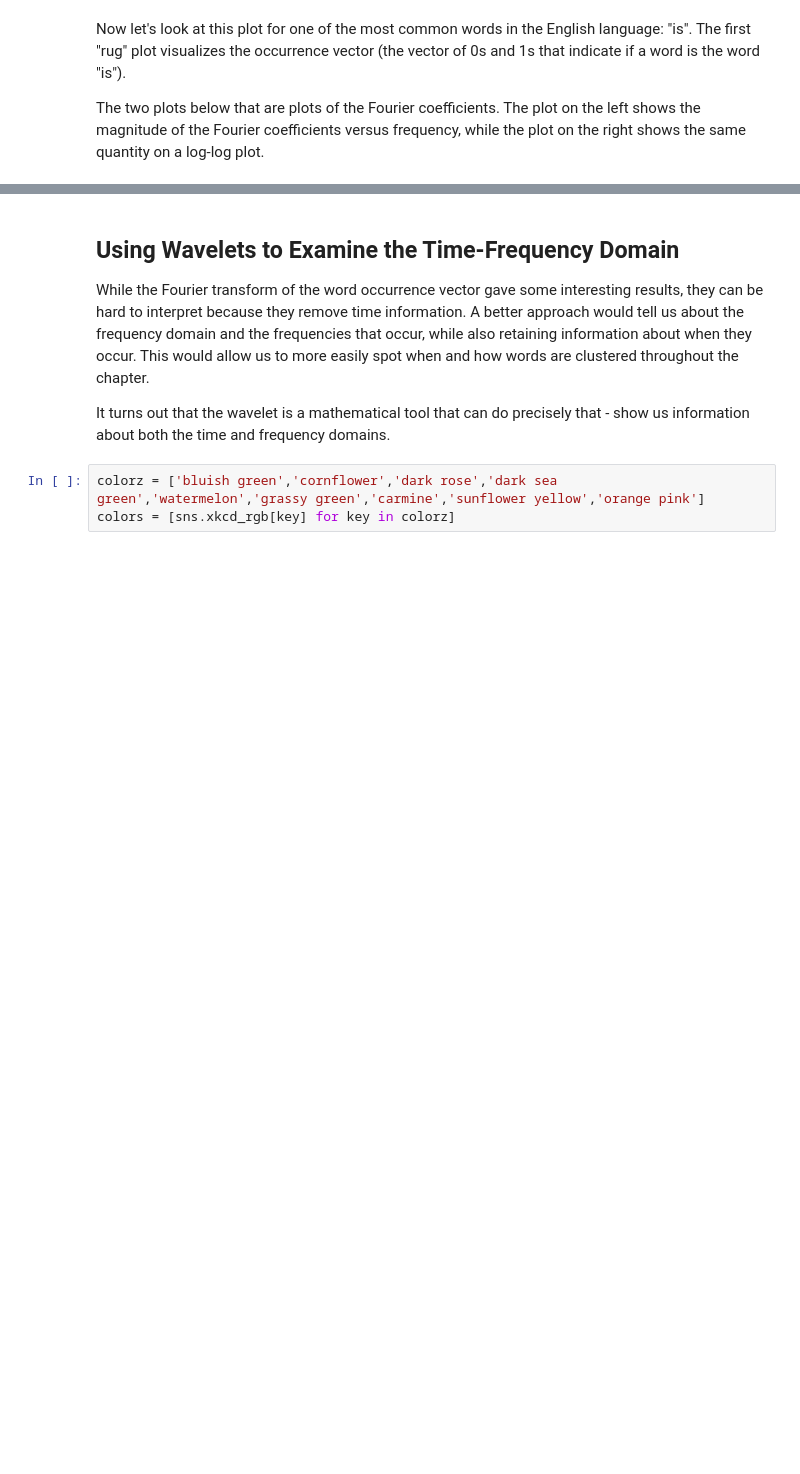
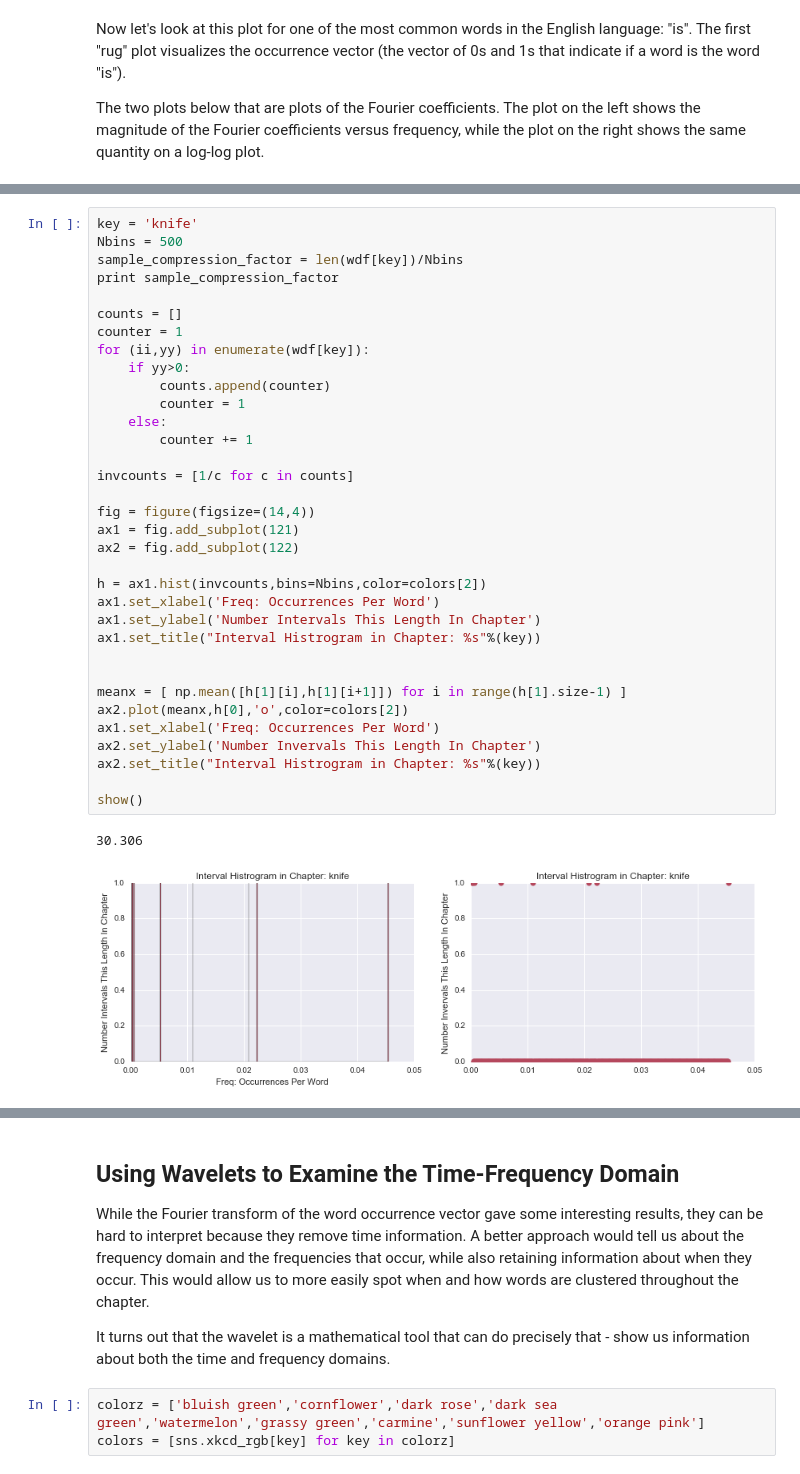
Before and after one commit to charlesreid1/rejoyce, a Jupyter notebook: Lestrygonians Part 3.ipynb, the cells around one changed output, grey strips where cells are left out. Drawn from its saved outputs; the diff is of its cells as text; blank space fills up the shorter version.

```diff
--- a/Lestrygonians Part 3.ipynb
+++ b/Lestrygonians Part 3.ipynb
@@ -200,0 +202,37 @@ Index([u'WORD', u'pt verb', u'eye', u'Bloom', u'God', u'knife', u'oo', u'and',
+# %%
+key = 'knife'
+Nbins = 500
+sample_compression_factor = len(wdf[key])/Nbins
+print sample_compression_factor
+
+counts = []
+counter = 1
+for (ii,yy) in enumerate(wdf[key]):
+    if yy>0:
+        counts.append(counter)
+        counter = 1
+    else:
+        counter += 1
+
+invcounts = [1/c for c in counts]
+
+fig = figure(figsize=(14,4))
+ax1 = fig.add_subplot(121)
+ax2 = fig.add_subplot(122)
+
+h = ax1.hist(invcounts,bins=Nbins,color=colors[2])
+ax1.set_xlabel('Freq: Occurrences Per Word')
+ax1.set_ylabel('Number Intervals This Length In Chapter')
+ax1.set_title("Interval Histrogram in Chapter: %s"%(key))
+
+
+meanx = [ np.mean([h[1][i],h[1][i+1]]) for i in range(h[1].size-1) ]
+ax2.plot(meanx,h[0],'o',color=colors[2])
+ax1.set_xlabel('Freq: Occurrences Per Word')
+ax2.set_ylabel('Number Invervals This Length In Chapter')
+ax2.set_title("Interval Histrogram in Chapter: %s"%(key))
+
+show()
+# %% [output]
+30.306
+[figure, added]
```
Also changed, not shown: parts of 31 cells of this notebook, 1 other file.
